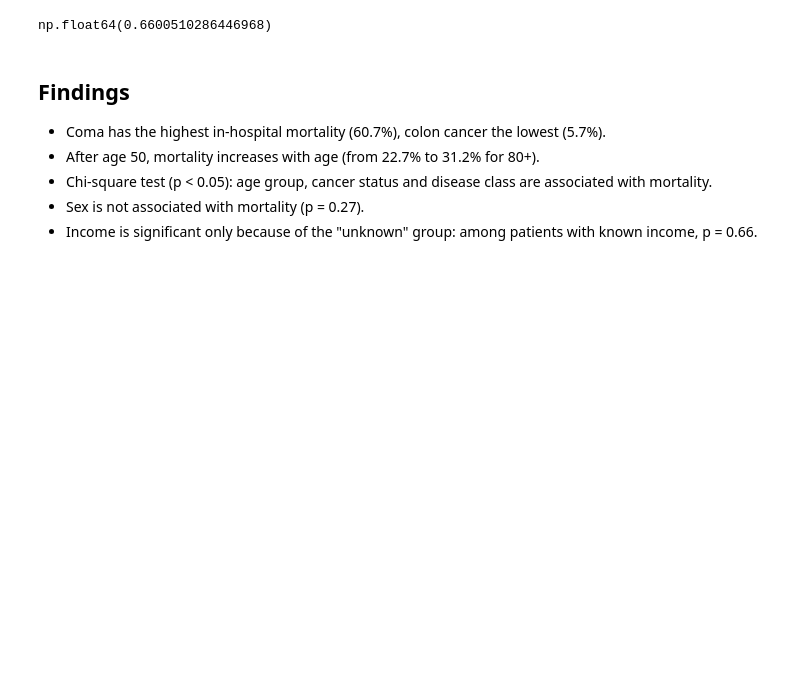
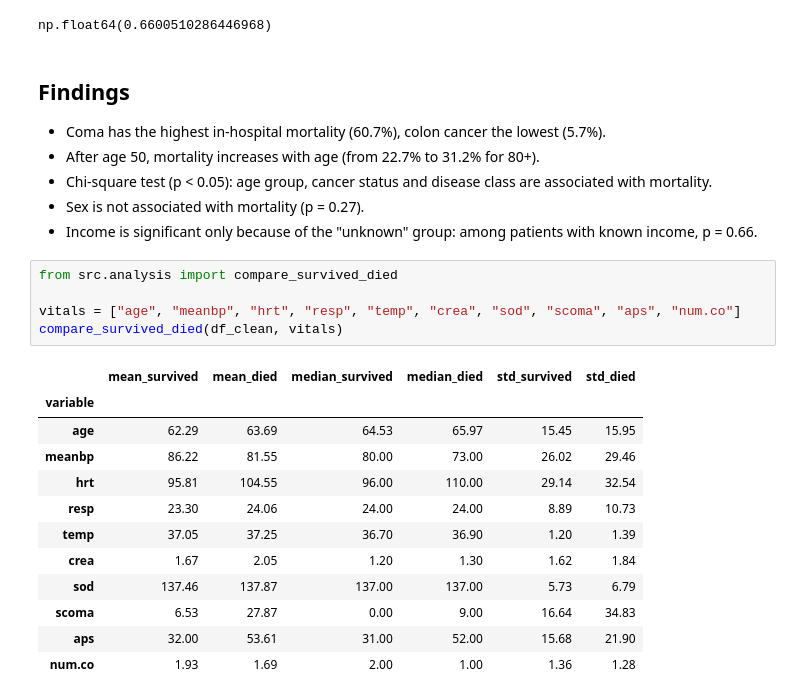
Before and after one commit to HamidMardani78/mortality-analysis, a Jupyter notebook: 01_exploration.ipynb, the cells around one changed output. Saved outputs shown, nothing was run; the diff lists cells and outputs as text; blank space fills up the shorter version.

Commit message:
Add survived vs died comparison

```diff
--- a/01_exploration.ipynb
+++ b/01_exploration.ipynb
@@ -208,3 +208,21 @@ np.float64(0.6600510286446968)
 - Chi-square test (p < 0.05): age group, cancer status and disease class are associated with mortality.
 - Sex is not associated with mortality (p = 0.27).
 - Income is significant only because of the "unknown" group: among patients with known income, p = 0.66.
+# %%
+from src.analysis import compare_survived_died
+
+vitals = ["age", "meanbp", "hrt", "resp", "temp", "crea", "sod", "scoma", "aps", "num.co"]
+compare_survived_died(df_clean, vitals)
+# %% [output]
+|  | mean_survived | mean_died | median_survived | median_died | std_survived | std_died |
+| variable |  |  |  |  |  |  |
+| age | 62.29 | 63.69 | 64.53 | 65.97 | 15.45 | 15.95 |
+| meanbp | 86.22 | 81.55 | 80.00 | 73.00 | 26.02 | 29.46 |
+| hrt | 95.81 | 104.55 | 96.00 | 110.00 | 29.14 | 32.54 |
+| resp | 23.30 | 24.06 | 24.00 | 24.00 | 8.89 | 10.73 |
+| temp | 37.05 | 37.25 | 36.70 | 36.90 | 1.20 | 1.39 |
+| crea | 1.67 | 2.05 | 1.20 | 1.30 | 1.62 | 1.84 |
+| sod | 137.46 | 137.87 | 137.00 | 137.00 | 5.73 | 6.79 |
+| scoma | 6.53 | 27.87 | 0.00 | 9.00 | 16.64 | 34.83 |
+| aps | 32.00 | 53.61 | 31.00 | 52.00 | 15.68 | 21.90 |
+| num.co | 1.93 | 1.69 | 2.00 | 1.00 | 1.36 | 1.28 |
```
Also changed, not shown: parts of 1 cell of this notebook.
